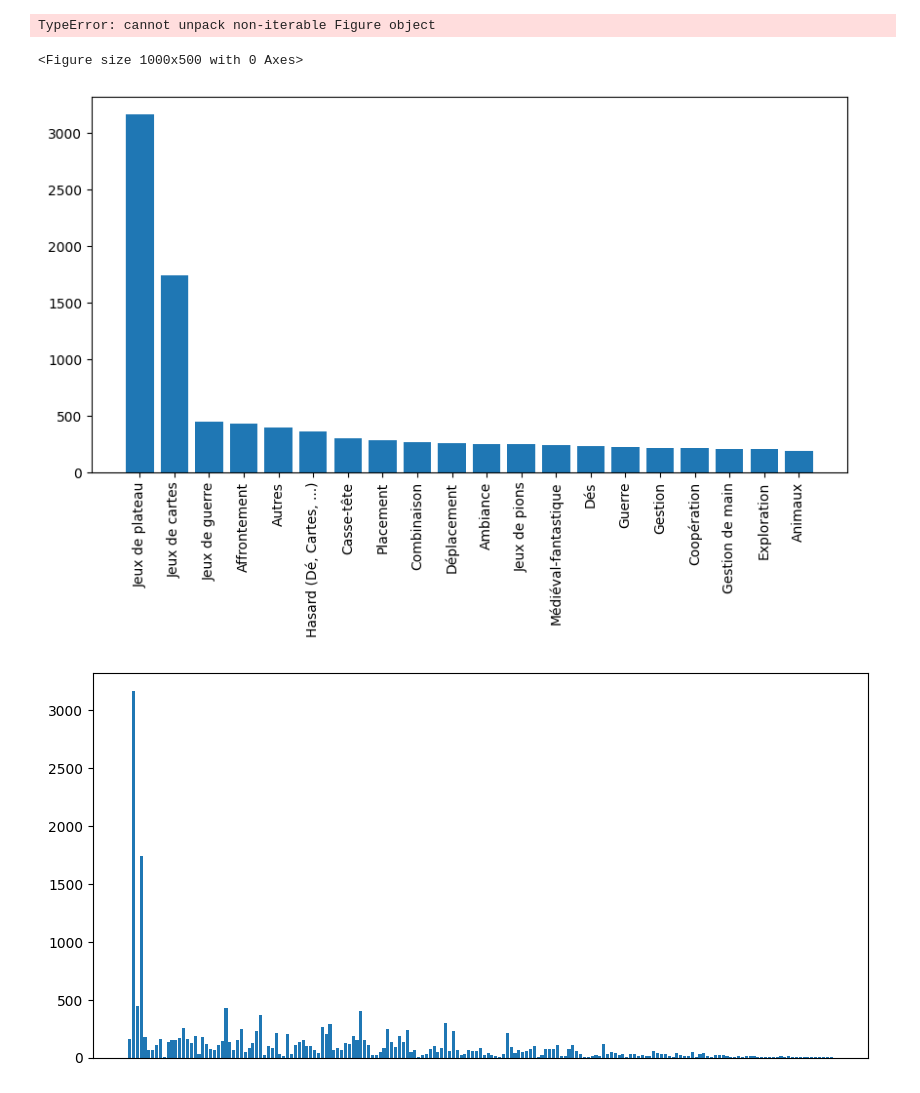
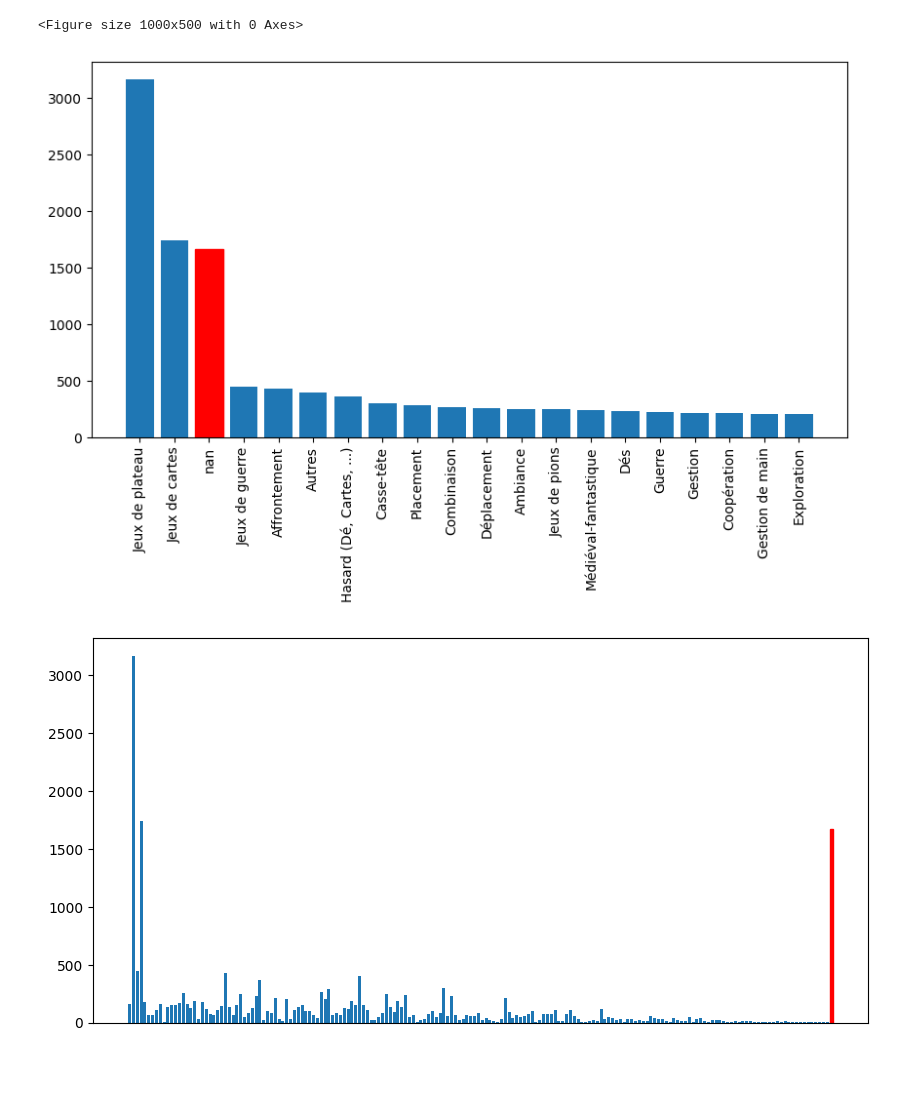
Before and after one commit to Franciline/Recommendation_system, a Jupyter notebook: data_visualization/jeux.ipynb, the cells around one changed output. Drawn from its saved outputs; the diff is of its cells as text; code cells hidden in the pictures.

Commit message:
more stats on jeux, avis

```diff
--- a/data_visualization/jeux.ipynb
+++ b/data_visualization/jeux.ipynb
@@ -10,10 +9,9 @@ from scipy.sparse import coo_array
 folder = "../database_cleaned"
 # %%
 jeux_clean = pd.read_csv(f'{folder}/jeux_clean.csv')
-fig, ax = plt.figure(figsize=(10, 5))
+fig = plt.figure(figsize=(10, 5))
 # %% [output]
-TypeError: cannot unpack non-iterable Figure object
+<Figure size 1000x500 with 0 Axes>
-<Figure size 1000x500 with 0 Axes>
 # %%
 # Categories visualization
 def plot_hist_counter(counter, ax, labels = False):
@@ -21,11 +19,15 @@ def plot_hist_counter(counter, ax, labels = False):
 
     ax.clear()
     freqs = counter.values()
-    categories = counter.keys()
+    categories = list(counter.keys())
 
     x_coords = np.arange(stop = len(categories))
 
-    ax.bar(x_coords, height=freqs)
+    bars = ax.bar(x_coords, height=freqs)
+
+    if np.nan in categories: # change NaN bar color to red
+        bars[categories.index(np.nan)].set_color('r')
+
     if labels:
         ax.xaxis.set_visible(True)
         ax.tick_params(axis='x', labelrotation=90)
@@ -55,13 +57,15 @@ def heatmap_categories(matrix_df, ax, cbarlabel):
 # %%
 # Categories histogram (20 most common)
 categories_counter = Counter([cat for cats in jeux_clean["Type"][~jeux_clean["Type"].isna()].str.split('|') for cat in cats])
+categories_counter[np.nan] = jeux_clean["Type"].isnull().sum() # count Nan
+
 categories_common = dict(categories_counter.most_common(20))
 
 fig.clear()
 ax = plot_hist_counter(categories_common, fig.add_subplot(111), labels=True)
 fig
 # %% [output]
-[figure, old version]
+[figure, new version]
 # %%
 # Categories histogram (all 183 categories)
 # categories_common = dict(categories_counter.most_common(100))
@@ -69,7 +73,7 @@ fig.clear()
 ax = plot_hist_counter(categories_counter, fig.add_subplot(111), labels=False)
 fig
 # %% [output]
-[figure, old version]
+[figure, new version]
 # %%
 # Create matrix (= dataframe) for heatmap (20 most common categories)
 categories_df = jeux_clean.loc[~jeux_clean["Type"].isna(), "Type"].str.split('|')
```
Also changed, not shown: parts of 3 cells of this notebook, 2 other files.
